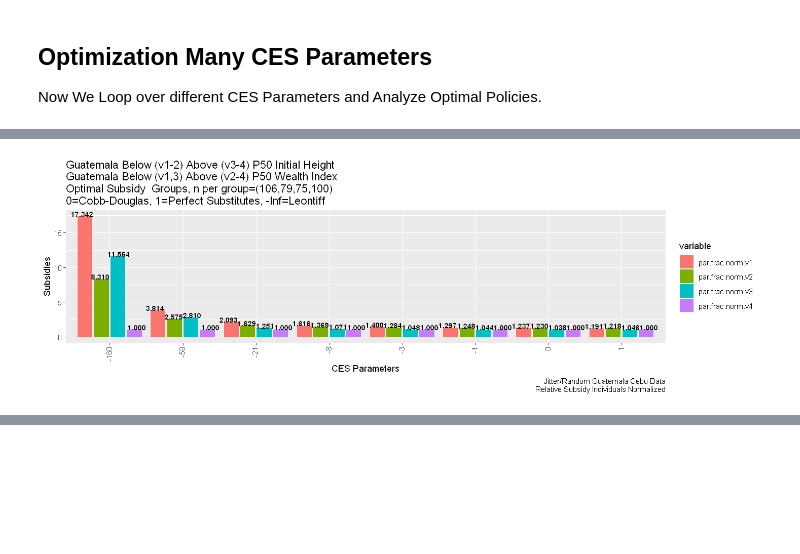
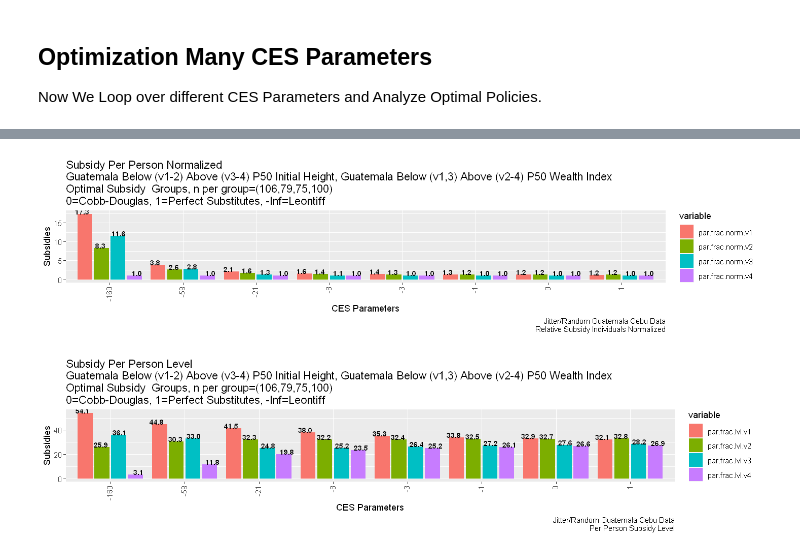
Before and after one commit to FanWangEcon/R4Econ, a Jupyter notebook: optimization/planer/ces/cesoptimizer.ipynb, the cells around one changed output, grey strips where cells are left out. Drawn from its saved outputs; the diff is of its cells as text; code cells hidden in the pictures; blank space fills up the shorter version.

```diff
--- a/optimization/planer/ces/cesoptimizer.ipynb
+++ b/optimization/planer/ces/cesoptimizer.ipynb
@@ -608,10 +694,29 @@ t(df.ces.opti.h0wlt)
-# %%
-options(repr.plot.width = 12, repr.plot.height = 4)
-str.title <- 'Guatemala Below (v1-2) Above (v3-4) P50 Initial Height\nGuatemala Below (v1,3) Above (v2-4) P50 Wealth Index'
-str.captions <- 'Jitter/Random Guatemala Cebu Data\nRelative Subsidy Individuals Normalized'
-graphf.ces.opti.subsidy(df.ces.opti=df.ces.opti.h0wlt,
-                        sca.subsidy.groups = list.subsidy.y.params.other.default.h0wlt$sca.subsidy.groups,
-                        vec.subsidy.grpsize =  list.subsidy.y.params.other.default.h0wlt$vec.subsidy.grpsize,
-                        str.title=str.title, str.captions=str.captions)
-# %% [output]
-[figure, removed]
+# %%
+# test h0wlt
+df.ces.opti.h0wlt <- bind_rows(lapply(vec.param.ces, optim_wrapper,
+                                list.subsidy.y.params.other = list.subsidy.y.params.other.default.h0wlt,
+                                sca.subsidy.frac.init = (numeric((sca.subsidy.groups.h0wlt-1))+1),
+                                f.subsidy.y.str = 'f_subsidy_y_cd'))
+t(df.ces.opti.h0wlt)
+
+# Graph
+options(repr.plot.width = 12, repr.plot.height = 3)
+sca.subsidy.groups = list.subsidy.y.params.other.default.h0wlt$sca.subsidy.groups
+vec.subsidy.grpsize =  list.subsidy.y.params.other.default.h0wlt$vec.subsidy.grpsize
+# Two Graphs
+# G1
+str.title <- paste0('Subsidy Per Person Normalized',
+                    '\nGuatemala Below (v1-2) Above (v3-4) P50 Initial Height, ',
+                    'Guatemala Below (v1,3) Above (v2-4) P50 Wealth Index')
+str.captions <- 'Jitter/Random Guatemala Cebu Data\nRelative Subsidy Individuals Normalized'
+graphf.ces.opti.subsidy(df.ces.opti=df.ces.opti.h0wlt %>% select(param.ces, matches('par.frac.norm.v')),
+                        sca.subsidy.groups = sca.subsidy.groups, vec.subsidy.grpsize = vec.subsidy.grpsize,
+                        str.title=str.title, str.captions=str.captions, geom_text_format='%.1f')
+str.title <- paste0('Subsidy Per Person Level',
+                    '\nGuatemala Below (v1-2) Above (v3-4) P50 Initial Height, ',
+                    'Guatemala Below (v1,3) Above (v2-4) P50 Wealth Index')
+str.captions <- 'Jitter/Random Guatemala Cebu Data\nPer Person Subsidy Level'
+graphf.ces.opti.subsidy(df.ces.opti=df.ces.opti.h0wlt %>% select(param.ces, matches('par.frac.lvl.v')),
+                        sca.subsidy.groups = sca.subsidy.groups, vec.subsidy.grpsize = vec.subsidy.grpsize,
+                        str.title=str.title, str.captions=str.captions, geom_text_format='%.1f')
+# %% [output]
@@ -617,0 +739,2 @@ graphf.ces.opti.subsidy(df.ces.opti=df.ces.opti.h0wlt,
+[figure, added]
+[figure, added]
```
Also changed, not shown: parts of 17 cells of this notebook, 2 other files.
